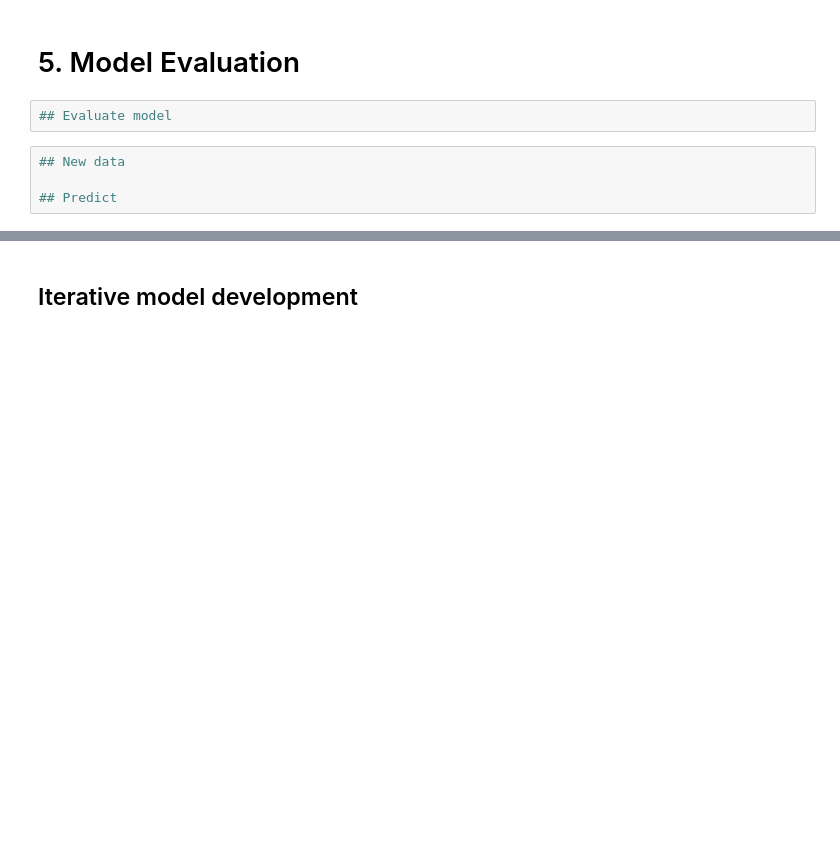
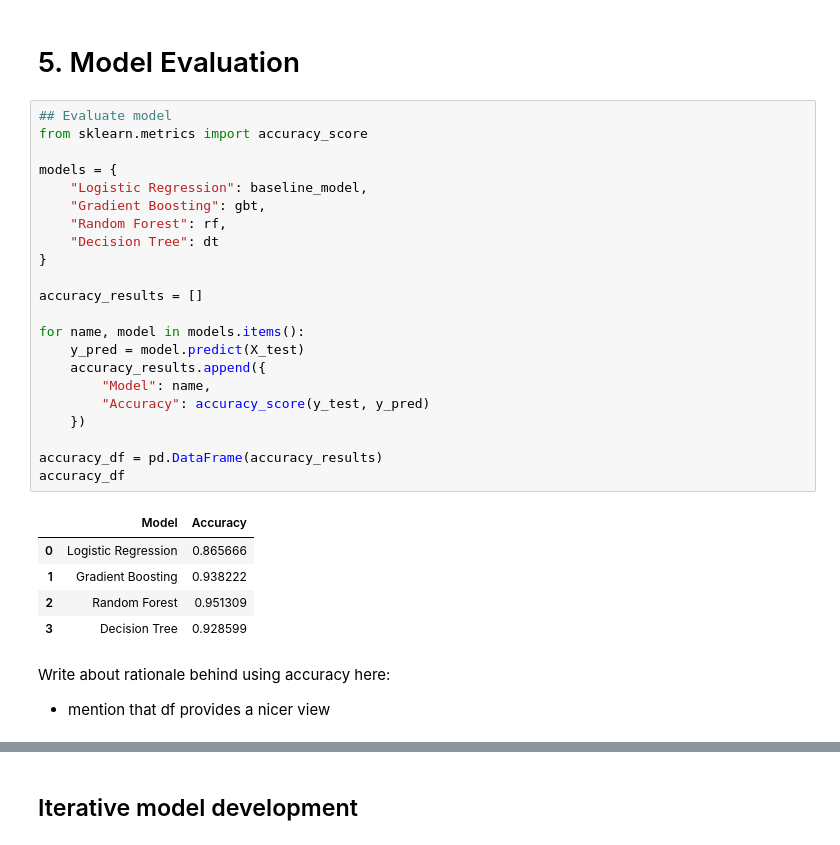
Before and after one commit to EthanYip-prog/MLDP_Project, a Jupyter notebook: MLDP_Project_Ethan.ipynb, the cells around one changed output, grey strips where cells are left out. Saved outputs shown, nothing was run; the diff lists cells and outputs as text; blank space fills up the shorter version.

```diff
--- a/MLDP_Project_Ethan.ipynb
+++ b/MLDP_Project_Ethan.ipynb
@@ -490,7 +530,32 @@ Lastly, I had decided to include a Decision Tree because it is highly interpreta
 # 5. Model Evaluation
 # %%
 ## Evaluate model
+from sklearn.metrics import accuracy_score
+
+models = {
+    "Logistic Regression": baseline_model,
+    "Gradient Boosting": gbt,
+    "Random Forest": rf,
+    "Decision Tree": dt
+}
+
+accuracy_results = []
+
+for name, model in models.items():
+    y_pred = model.predict(X_test)
+    accuracy_results.append({
+        "Model": name,
+        "Accuracy": accuracy_score(y_test, y_pred)
+    })
+
+accuracy_df = pd.DataFrame(accuracy_results)
+accuracy_df
+# %% [output]
+|  | Model | Accuracy |
+| 0 | Logistic Regression | 0.865666 |
+| 1 | Gradient Boosting | 0.938222 |
+| 2 | Random Forest | 0.951309 |
+| 3 | Decision Tree | 0.928599 |
-# %%
-## New data
-
-## Predict
+# %% [markdown]
+Write about rationale behind using accuracy here:
++ mention that df provides a nicer view
```
Also changed, not shown: parts of 20 cells of this notebook, 2 other files.
